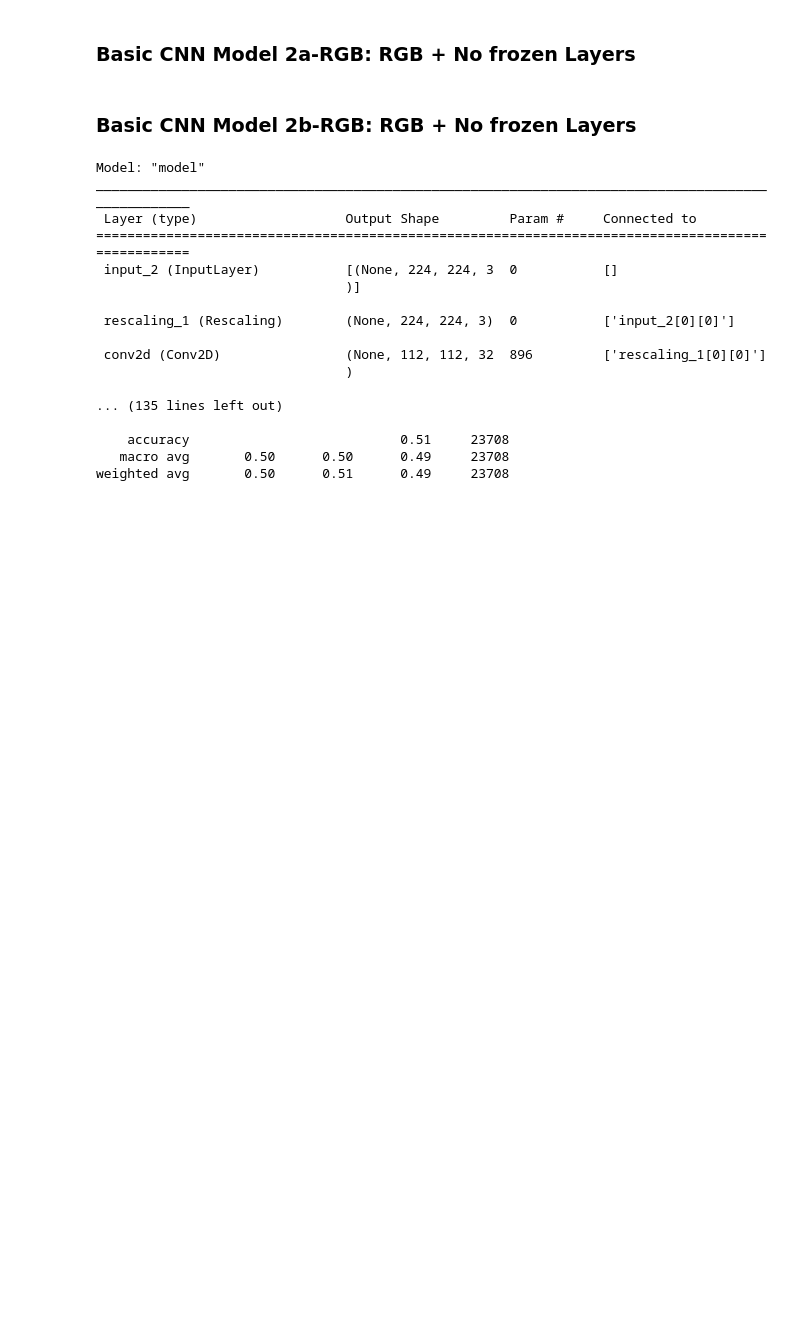
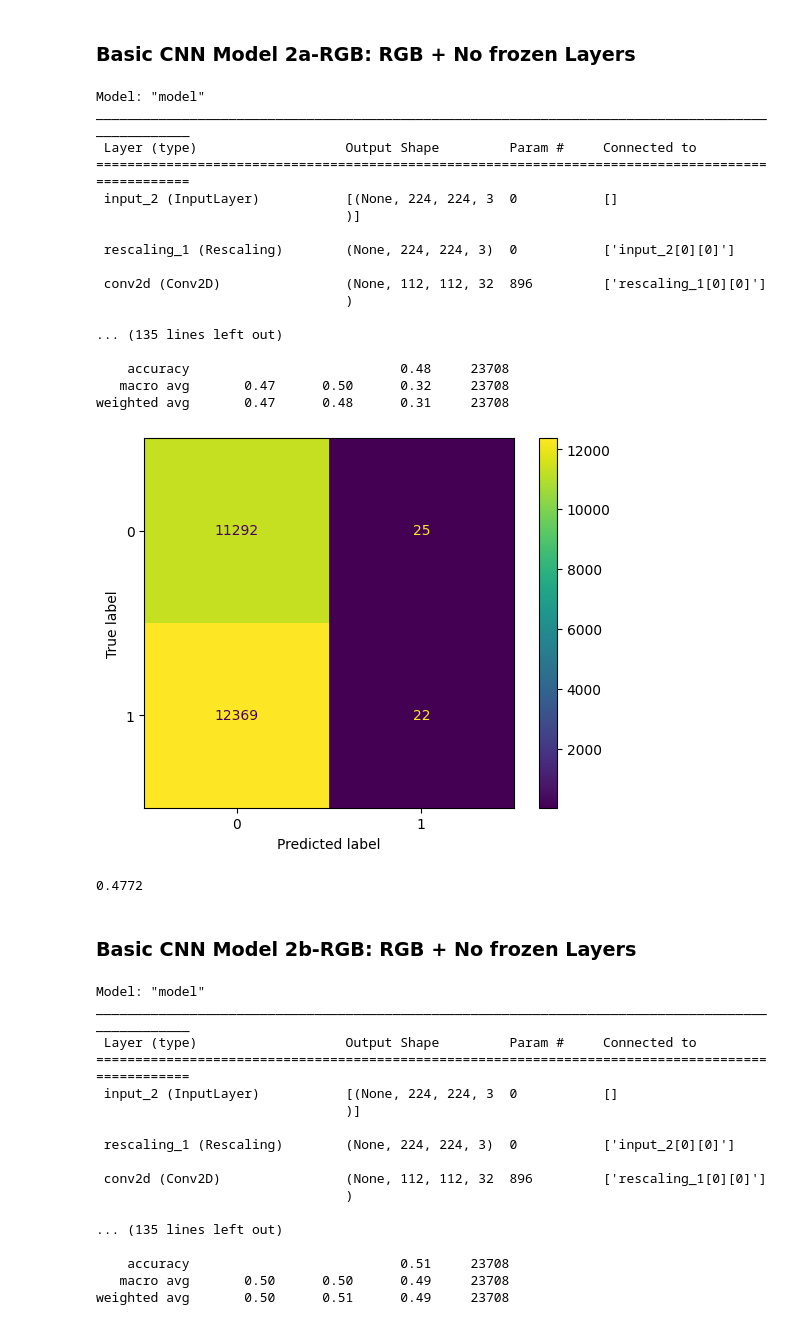
Before and after one commit to PatrickKudo/gender_image_classification, a Jupyter notebook: Test Set Evaluation - Gender Classification models.ipynb, the cells around one changed output. Saved outputs shown, nothing was run; the diff lists cells and outputs as text; code cells hidden in the pictures; blank space fills up the shorter version.

```diff
--- a/Test Set Evaluation - Gender Classification models.ipynb
+++ b/Test Set Evaluation - Gender Classification models.ipynb
@@ -162,3 +257,25 @@ weighted avg       0.50      0.50      0.50     23708
+# %%
+reload_predict(M2a_rgb, test_ds_rgb, test_labels)
+# %% [output]
+Model: "model"
+__________________________________________________________________________________________________
+ Layer (type)                   Output Shape         Param #     Connected to
+==================================================================================================
+ input_2 (InputLayer)           [(None, 224, 224, 3  0           []
+                                )]
+
+ rescaling_1 (Rescaling)        (None, 224, 224, 3)  0           ['input_2[0][0]']
+
+ conv2d (Conv2D)                (None, 112, 112, 32  896         ['rescaling_1[0][0]']
+                                )
+
+... (135 lines left out)
+
+    accuracy                           0.48     23708
+   macro avg       0.47      0.50      0.32     23708
+weighted avg       0.47      0.48      0.31     23708
+[figure, added]
+0.4772
 # %% [markdown]
 ### Basic CNN Model 2b-RGB: RGB + No frozen Layers
 # %%
```
Also changed, not shown: parts of 20 cells of this notebook.
